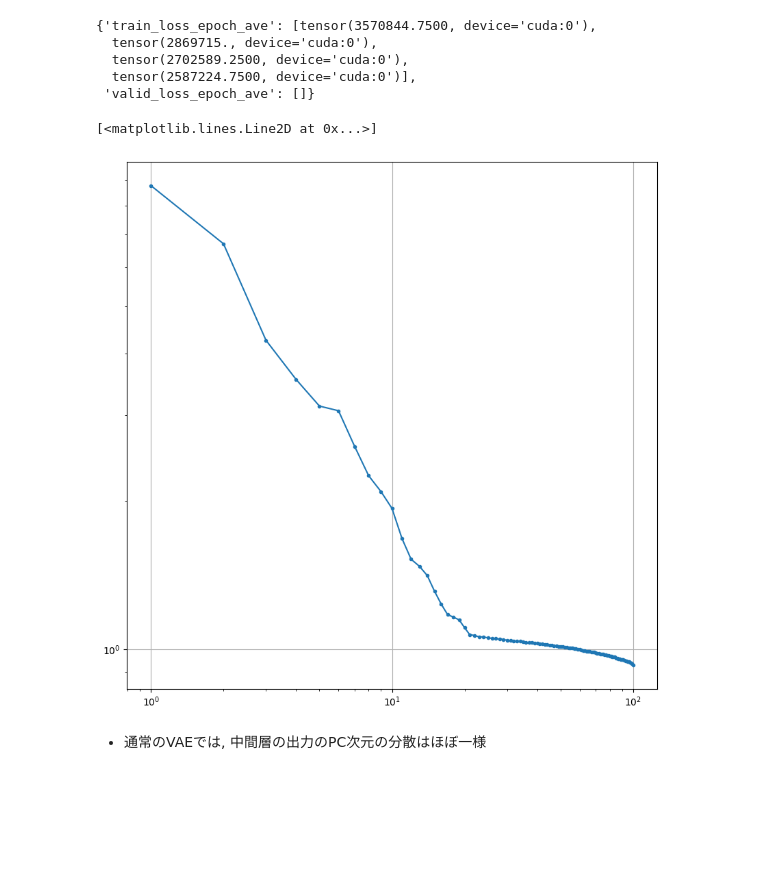
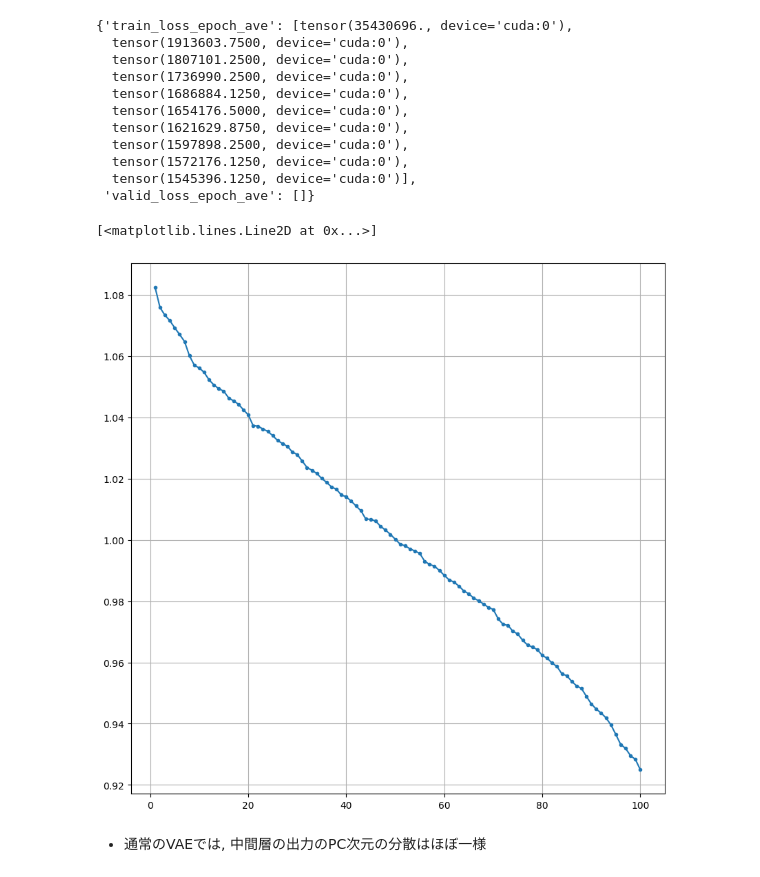
Before and after one commit to hoppiece/power-law-research, a Jupyter notebook: power_law_research/notebooks/01-VAE_fireing_plots.ipynb, the cells around one changed output. Drawn from its saved outputs; the diff is of its cells as text; code cells hidden in the pictures; blank space fills up the shorter version.

```diff
--- a/power_law_research/notebooks/01-VAE_fireing_plots.ipynb
+++ b/power_law_research/notebooks/01-VAE_fireing_plots.ipynb
@@ -39,6 +40,5 @@ class ScaleFreeVAE(VanillaVAE):
 sys.path.append("/home/shinzato/GitHub/power-law-research/power_law_research")
 # %%
-sys.path.append("/home/shinzato/GitHub/power-law-research/power_law_research")
 from datetime import datetime
 import pytorch_lightning as pl
 
@@ -48,10 +48,10 @@ from logzero import logger
 
 tensorborad_dir = f"../log/exp01/{datetime.now().strftime('%Y-%m-%d_%H:%M:%S')}"
 logger.info(f"Tensorboard directory: {tensorborad_dir}")
-model = LitVanillaVAE(n_vis=784, n_hid=100, optimizer_name="adam")
+model = LitVanillaVAE(n_vis=784, n_hid=100, optimizer_name="sgd", normalize_loss=False)
 data_module = FashionMNISTDataModule(batch_size=512)
 trainer = pl.Trainer(
-    max_epochs=4,
+    max_epochs=10,
     devices=1,
     accelerator="gpu",
     logger=pl.loggers.TensorBoardLogger(save_dir=f"{tensorborad_dir}/vanilla"),
@@ -63,10 +81,16 @@ trainer.fit(model, data_module)
 # %%
 model.epoch_loss_dict
 # %% [output]
-{'train_loss_epoch_ave': [tensor(3570844.7500, device='cuda:0'),
-  tensor(2869715., device='cuda:0'),
-  tensor(2702589.2500, device='cuda:0'),
-  tensor(2587224.7500, device='cuda:0')],
+{'train_loss_epoch_ave': [tensor(35430696., device='cuda:0'),
+  tensor(1913603.7500, device='cuda:0'),
+  tensor(1807101.2500, device='cuda:0'),
+  tensor(1736990.2500, device='cuda:0'),
+  tensor(1686884.1250, device='cuda:0'),
+  tensor(1654176.5000, device='cuda:0'),
+  tensor(1621629.8750, device='cuda:0'),
+  tensor(1597898.2500, device='cuda:0'),
+  tensor(1572176.1250, device='cuda:0'),
+  tensor(1545396.1250, device='cuda:0')],
  'valid_loss_epoch_ave': []}
 # %%
 import numpy as np
@@ -78,14 +102,14 @@ log_pc_dim, log_var = np.log(pc_dim), np.log(pc_var)
 # %%
 import matplotlib.pyplot as plt
 
 fig, ax = plt.subplots(figsize=(10, 10))
 ax.grid()
-ax.set_xscale("log")
-ax.set_yscale("log")
+# ax.set_xscale("log")
+# ax.set_yscale("log")
 ax.plot(pc_dim, pc_var, ".-")
 # %% [output]
 [<matplotlib.lines.Line2D at 0x...>]
-[figure, old version]
+[figure, new version]
 # %% [markdown]
 - 通常のVAEでは, 中間層の出力のPC次元の分散はほぼ一様
 # %%
```
Also changed, not shown: parts of 12 cells of this notebook, 12 other files.
